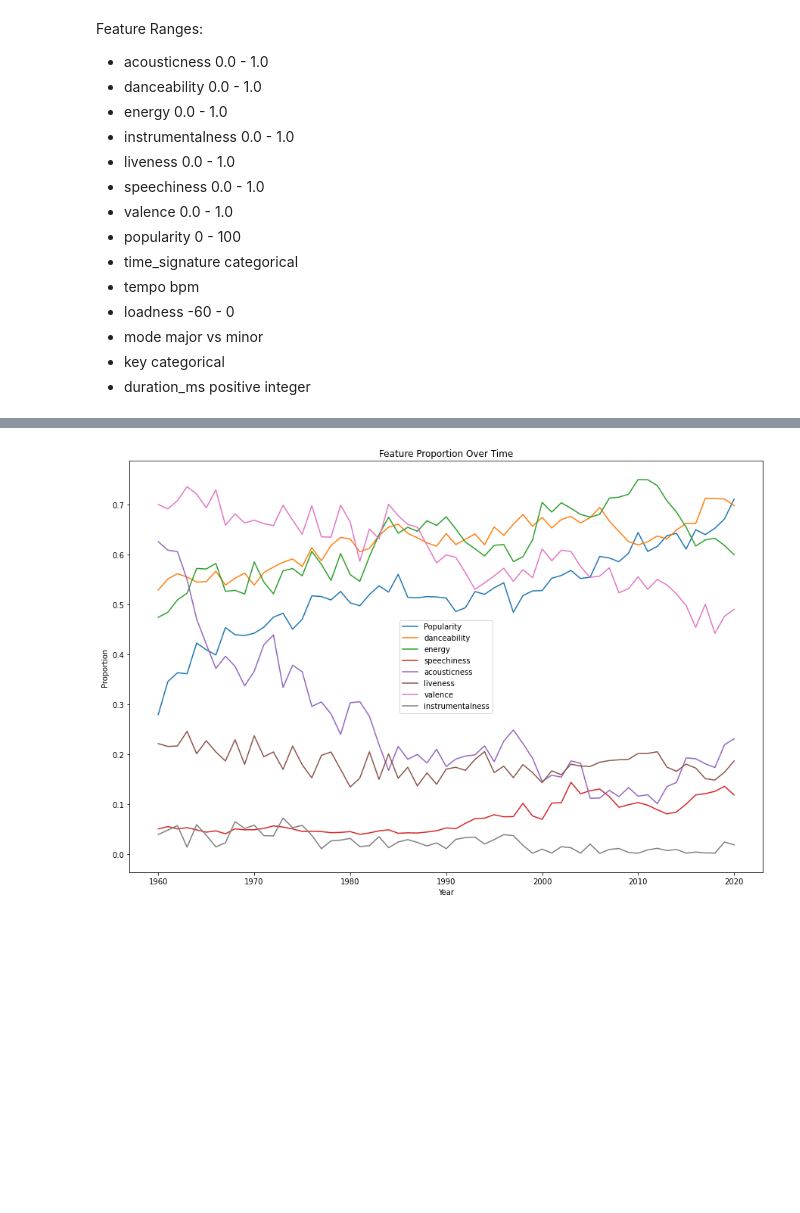
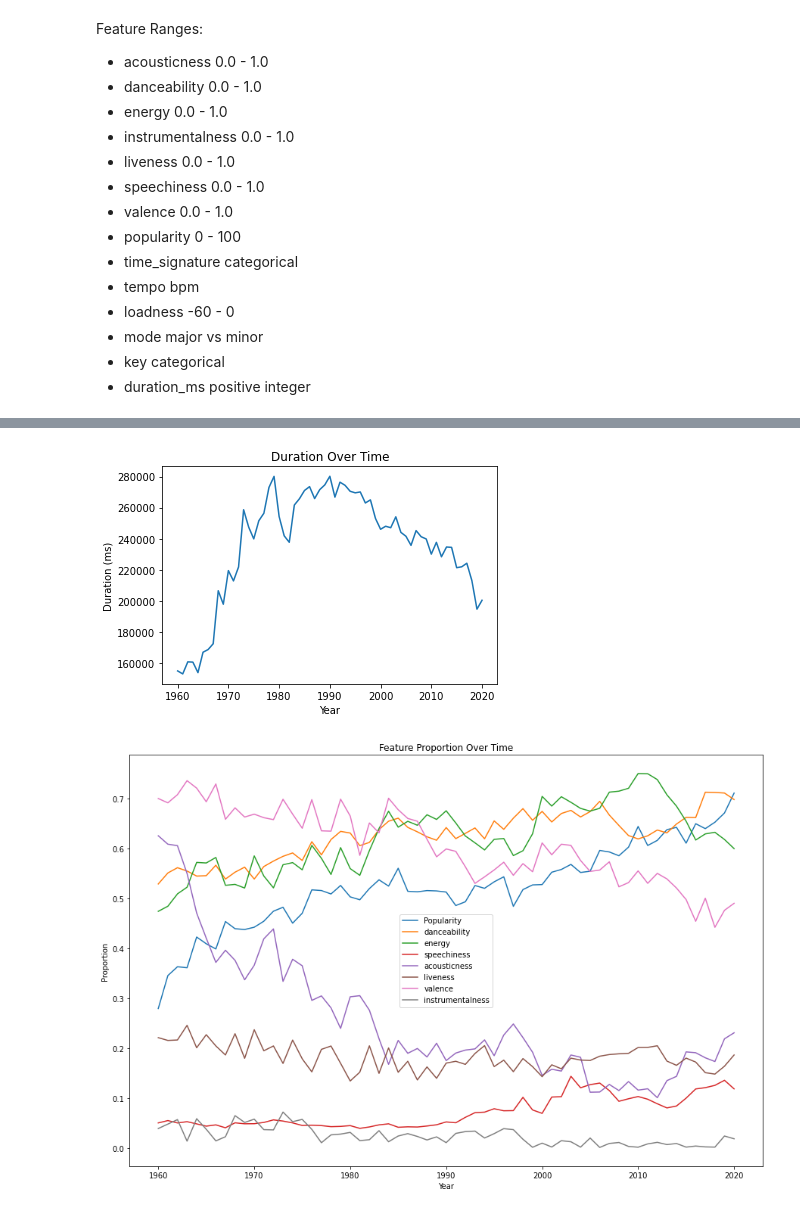
Before and after one commit to aholtz06/CMSC320_Final, a Jupyter notebook: src/index.ipynb, the cells around one changed output, grey strips where cells are left out. Cells and saved outputs as stored; diff of their text form; code cells hidden in the pictures; blank space fills up the shorter version.

```diff
--- a/src/index.ipynb
+++ b/src/index.ipynb
@@ -532 +546,14 @@ ax = avgs.plot(x="Year", y="duration_ms")
+# %%
+# Graph the relationship of duration over time
+ax = avgs.plot(x="Year", y="duration_ms")
+
+# Labels
+ax.set_ylabel('Duration (ms)')
+ax.set_title('Duration Over Time')
+ax.get_legend().remove()
+
+# Display
+display()
+# %% [output]
+[figure, added]
 # %%
```
Also changed, not shown: parts of 10 cells of this notebook.
